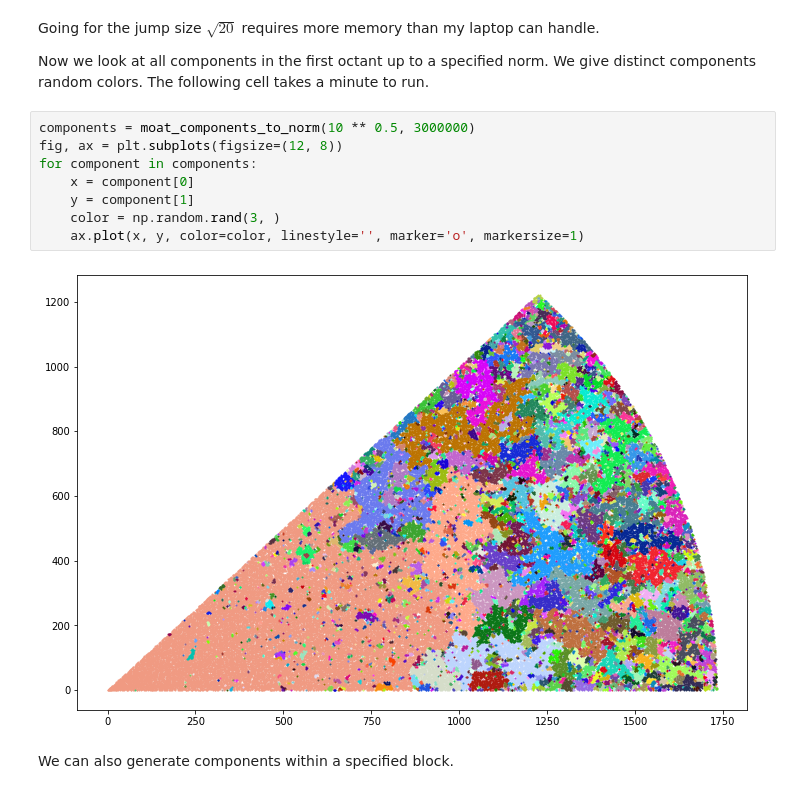
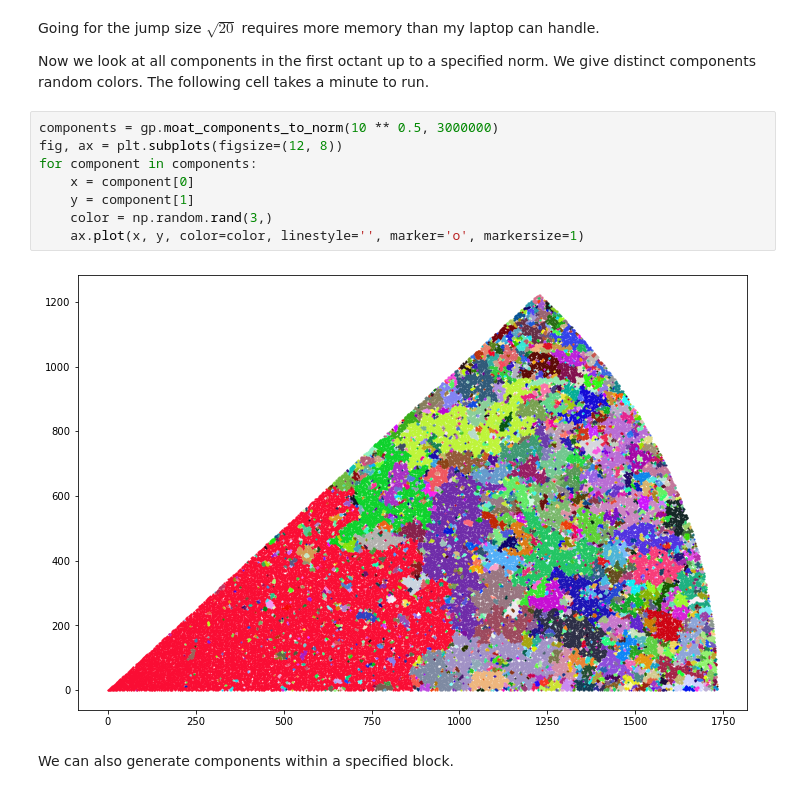
Before and after one commit to zebengberg/gaussian-integer-sieve, a Jupyter notebook: python/examples.ipynb, the cells around one changed output. Saved outputs shown, nothing was run; the diff lists cells and outputs as text.

```diff
--- a/python/examples.ipynb
+++ b/python/examples.ipynb
@@ -219,15 +218,15 @@ Going for the jump size $\sqrt{20}$ requires more memory than my laptop can hand
 
 Now we look at all components in the first octant up to a specified norm. We give distinct components random colors. The following cell takes a minute to run.
 # %%
-components = moat_components_to_norm(10 ** 0.5, 3000000)
+components = gp.moat_components_to_norm(10 ** 0.5, 3000000)
 fig, ax = plt.subplots(figsize=(12, 8))
 for component in components:
     x = component[0]
     y = component[1]
-    color = np.random.rand(3, )
+    color = np.random.rand(3,)
     ax.plot(x, y, color=color, linestyle='', marker='o', markersize=1)
 # %% [output]
-[figure, old version]
+[figure, new version]
 # %% [markdown]
 We can also generate components within a specified block.
 # %%
```
Also changed, not shown: parts of 28 cells of this notebook, 6 other files.
